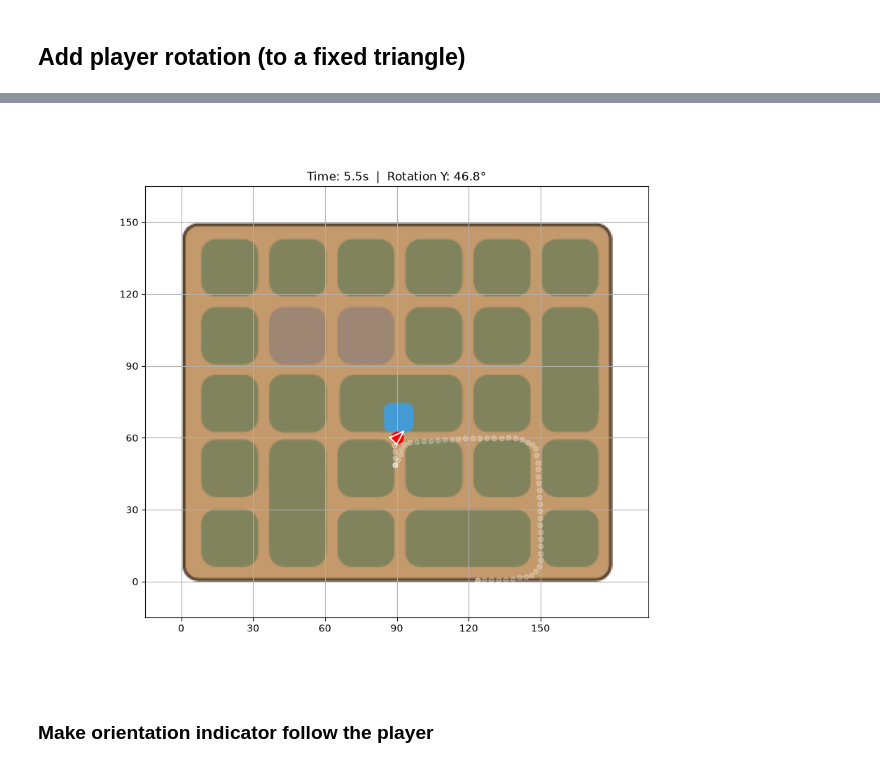
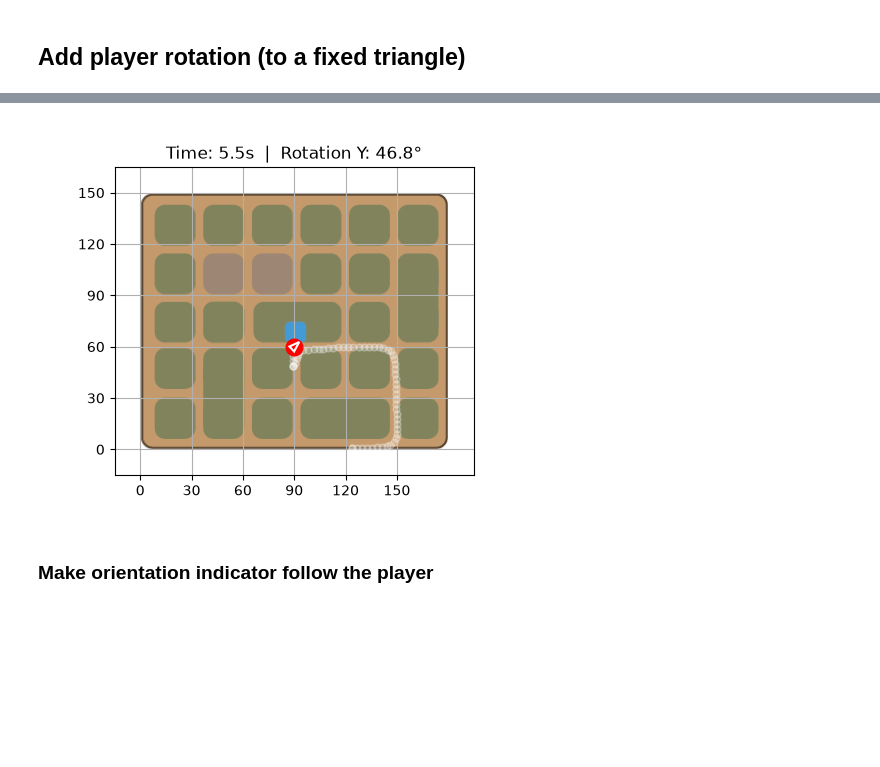
Before and after one commit to mamabox/lumeria-dataViz-proto, a Jupyter notebook: jupyter/player_data.ipynb, the cells around one changed output, grey strips where cells are left out. Cells and saved outputs as stored; diff of their text form; code cells hidden in the pictures; blank space fills up the shorter version.

```diff
--- a/jupyter/player_data.ipynb
+++ b/jupyter/player_data.ipynb
@@ -79,6 +81,8 @@ print(df)
 
 [66 rows x 3 columns]
 # %%
+# OPTION 2
+
 import json
 import pandas as pd
 import datetime as dt
@@ -87,7 +91,7 @@ FILENAME = "../data/savefile_01_pos_rot.json"
 
 # 1. Load the raw JSON
 with open(FILENAME, mode="r") as file:
-    json_data = json.load(file)
+    json_data: json = json.load(file)
 
 # 2. Extract top-level metadata
 player_id: str = json_data["playerId"]
@@ -254,7 +258,7 @@ import matplotlib.image as mpimg
 
 map = mpimg.imread("../images/map_level1.png")
 
-fig3, ax3 = plt.subplots(figsize=(10, 8))
+fig3, ax3 = plt.subplots(figsize=(5,4))
 ax3.imshow(map, extent=map_coord, origin="upper", aspect="equal")
 
 # Plot all dots faded as a trail
@@ -302,7 +306,7 @@ import matplotlib.image as mpimg
 
 map = mpimg.imread("../images/map_level1.png")
 
-fig4, ax4 = plt.subplots(figsize=(10, 8))
+fig4, ax4 = plt.subplots(figsize=(5,4))
 ax4.imshow(map, extent=map_coord, origin="upper", aspect="equal")
 
 # Plot all dots faded as a trail
@@ -360,7 +364,7 @@ display(ui)
 
 from matplotlib.patches import Polygon
 
-fig5, ax5 = plt.subplots(figsize=(10, 8))
+fig5, ax5 = plt.subplots(figsize=(5,4))
 ax5.imshow(map, extent=map_coord, origin="upper", aspect="equal")
 
 # Plot all dots faded as a trail
@@ -397,34 +401,34 @@ tri_patch = Polygon(base_triangle, closed=True, fc='red', ec='white', lw=1.5, zo
 ax5.add_patch(tri_patch)
 
 # Must redefine — the old update doesn't know about tri_patch
 def update(frame):
     path.set_data(x_list[:frame+1], z_list[:frame+1])
     current.set_data([x_list[frame]], [z_list[frame]])
 
     angle = -rot_y_list[frame]
     rad = np.radians(angle)
     cos_a, sin_a = np.cos(rad), np.sin(rad)
     rotated = np.array([
         [v[0]*cos_a - v[1]*sin_a, v[0]*sin_a + v[1]*cos_a]
         for v in base_triangle
     ])
     rotated[:, 0] += CENTER_X
     rotated[:, 1] += CENTER_Z
     tri_patch.set_xy(rotated)
 
     ax5.set_title(f"Time: {t_list[frame]:.1f}s  |  Rotation Y: {rot_y_list[frame]:.1f}°")
     fig5.canvas.draw_idle()
 
 # Must recreate widgets — old ones are linked to old update
 play = widgets.Play(value=0, min=0, max=len(x_list)-1, step=1, interval=100)
 slider = widgets.IntSlider(min=0, max=len(x_list)-1, step=1, value=0, description="Frame")
 widgets.jslink((play, 'value'), (slider, 'value'))
 ui = widgets.HBox([play, slider])
 widgets.interactive_output(update, {'frame': slider})
 display(ui)
 # %% [output]
 [interactive output not drawn]
-[figure, old version]
+[figure, new version]
 # %% [markdown]
 ### Make orientation indicator follow the player
 # %%
```
Also changed, not shown: parts of 6 cells of this notebook, 4 other files.
